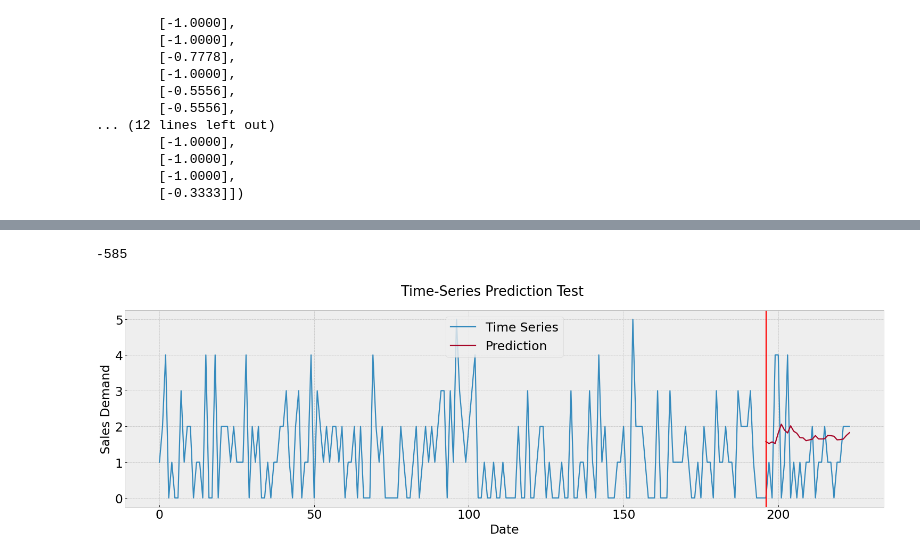
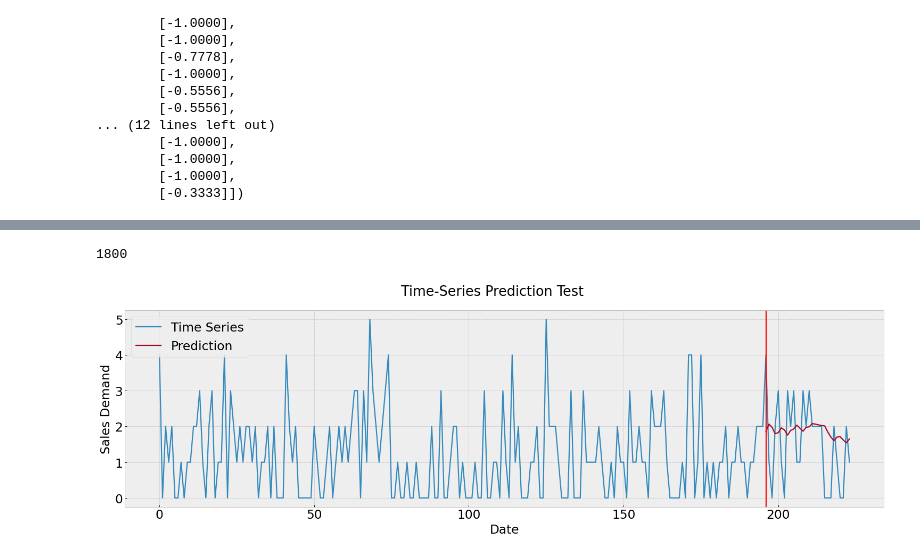
Before and after one commit to miloscola/Capsrone23-DeepAR, a Jupyter notebook: LSTM_M5.ipynb, the cells around one changed output, grey strips where cells are left out. Drawn from its saved outputs; the diff is of its cells as text; code cells hidden in the pictures.

```diff
--- a/LSTM_M5.ipynb
+++ b/LSTM_M5.ipynb
@@ -95,5 +95,5 @@ def read_data():
 # %%
-_,  calendar_df, sales_train_validation_df, _ = read_data()
+_,  calendar_df, sales_train_evaluation_df, _ = read_data()
 # %% [output]
 Mem. usage decreased to 130.48 Mb (37.5% reduction)
 Sell prices has 6841121 rows and 4 columns
@@ -103,13 +103,13 @@ Sales train validation has 30490 rows and 1919 columns
 # %%
 #Create date index
 date_index = calendar_df['date']
-dates = date_index[0:1913]
+dates = date_index[0:1941]
 dates_list = [dt.datetime.strptime(date, '%Y-%m-%d').date() for date in dates]
 # %%
 # Create a data frame for items sales per day with item ids (with Store Id) as columns names  and dates as the index
-sales_train_validation_df['item_store_id'] = sales_train_validation_df.apply(lambda x: x['item_id']+'_'+x['store_id'],axis=1)
-DF_Sales = sales_train_validation_df.loc[:,'d_1':'d_1941'].T
-DF_Sales.columns = sales_train_validation_df['item_store_id'].values
+sales_train_evaluation_df['item_store_id'] = sales_train_evaluation_df.apply(lambda x: x['item_id']+'_'+x['store_id'],axis=1)
+DF_Sales = sales_train_evaluation_df.loc[:,'d_1':'d_1941'].T
+DF_Sales.columns = sales_train_evaluation_df['item_store_id'].values
 
 #Set Dates as index
 DF_Sales = pd.DataFrame(DF_Sales).set_index([dates_list])
@@ -209,6 +209,9 @@ print(y.shape)
 # %%
+prediction_len = 28
+
 train_size = int(len(y) * 0.67)
-test_size = len(y) - train_size
+valid_size = len(y) - train_size - prediction_len
+test_size = len(y) - train_size- valid_size
 
 dataX = Variable(torch.Tensor(np.array(x)))
 dataY = Variable(torch.Tensor(np.array(y)))
@@ -216,8 +219,13 @@ dataY = Variable(torch.Tensor(np.array(y)))
 trainX = Variable(torch.Tensor(np.array(x[0:train_size])))
 trainY = Variable(torch.Tensor(np.array(y[0:train_size])))
 
-testX = Variable(torch.Tensor(np.array(x[train_size:len(x)])))
-testY = Variable(torch.Tensor(np.array(y[train_size:len(y)])))
+validX = Variable(torch.Tensor(np.array(x[train_size:len(x) - prediction_len])))
+validY = Variable(torch.Tensor(np.array(y[train_size:len(y) - prediction_len])))
 
+testX = Variable(torch.Tensor(np.array(x[len(x) - prediction_len:])))
+testY = Variable(torch.Tensor(np.array(y[len(x) - prediction_len:])))
+
+print(train_size)
+print(valid_size)
 print(test_size)
 # %% [output]
@@ -392,28 +406,28 @@ plt.show()
-# %%
-print(-testX.size()[0])
-# %% [output]
--585
+# %%
+print(len(dataX))
+# %% [output]
+1800
 # %%
 #######Plot the test set ##########################
 figure(num=None, figsize=(23, 6), dpi=80, facecolor='w', edgecolor='k')
 
 pred_array = np.zeros(224)
 pred_array[pred_array!=1] = np.NaN
 pred_array[196:] = df_predict.iloc[-28:][0].values
 label_array = df_labels.iloc[-224:][0].values
 plt.plot(label_array)
 plt.plot(pred_array)
-plt.legend(['Time Series','Prediction'],fontsize = 21)
+plt.legend(['Time Series','Prediction'],fontsize = 21,loc="upper left")
 plt.suptitle('Time-Series Prediction Test',fontsize = 23)
 plt.xticks(fontsize=21 )
 plt.yticks(fontsize=21 )
 plt.ylabel(ylabel = 'Sales Demand',fontsize = 21)
 plt.xlabel(xlabel = 'Date',fontsize = 21)
 plt.axvline(x = 196, color = 'r', label = 'axvline - full height')
 
 plt.show()
 # %% [output]
-[figure, old version]
+[figure, new version]
 # %%
 #######Plot the test set ##########################
 figure(num=None, figsize=(23, 6), dpi=80, facecolor='w', edgecolor='k')
```
Also changed, not shown: parts of 14 cells of this notebook, 1 other file.
